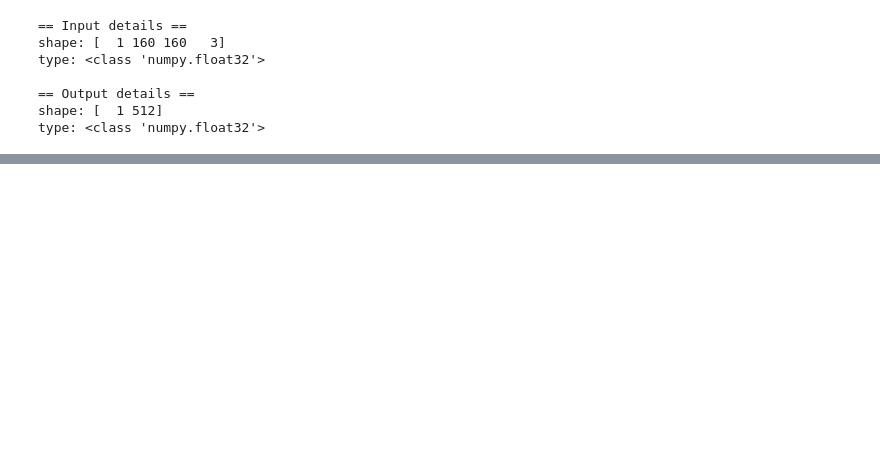
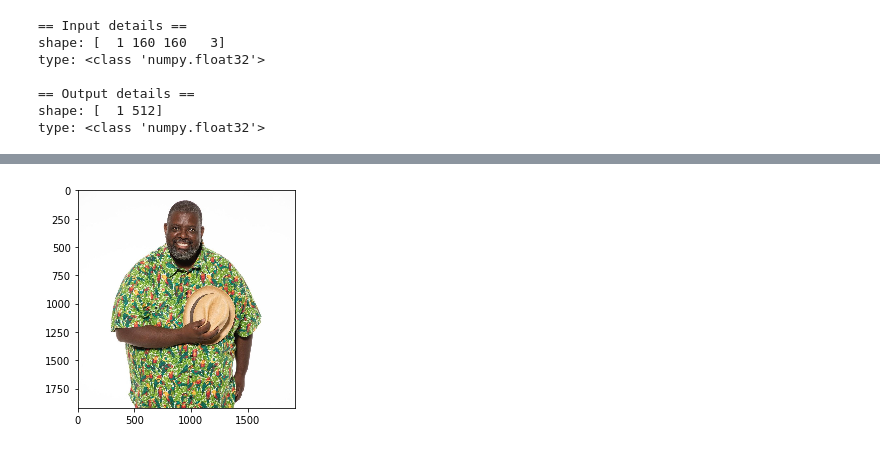
Before and after one commit to alexciuffa/SmartFinder, a Jupyter notebook: Model/LocalPreprocessingFaces/notebooks/[final] convert_faces_to_embeddings.ipynb, the cells around one changed output, grey strips where cells are left out. Drawn from its saved outputs; the diff is of its cells as text; code cells hidden in the pictures; blank space fills up the shorter version.

```diff
--- a/Model/LocalPreprocessingFaces/notebooks/[final] convert_faces_to_embeddings.ipynb
+++ b/Model/LocalPreprocessingFaces/notebooks/[final] convert_faces_to_embeddings.ipynb
@@ -86,0 +103,8 @@ print([ "{:0.8f}".format(x) for x in embedding[0] ])
+# %%
+image = Img.open(person_2).convert('RGB')
+pixels = np.asarray(image)
+
+plt.imshow(pixels, interpolation='nearest')
+plt.show()
+# %% [output]
+[figure, added]
```
Also changed, not shown: parts of 9 cells of this notebook, 4 other files.
